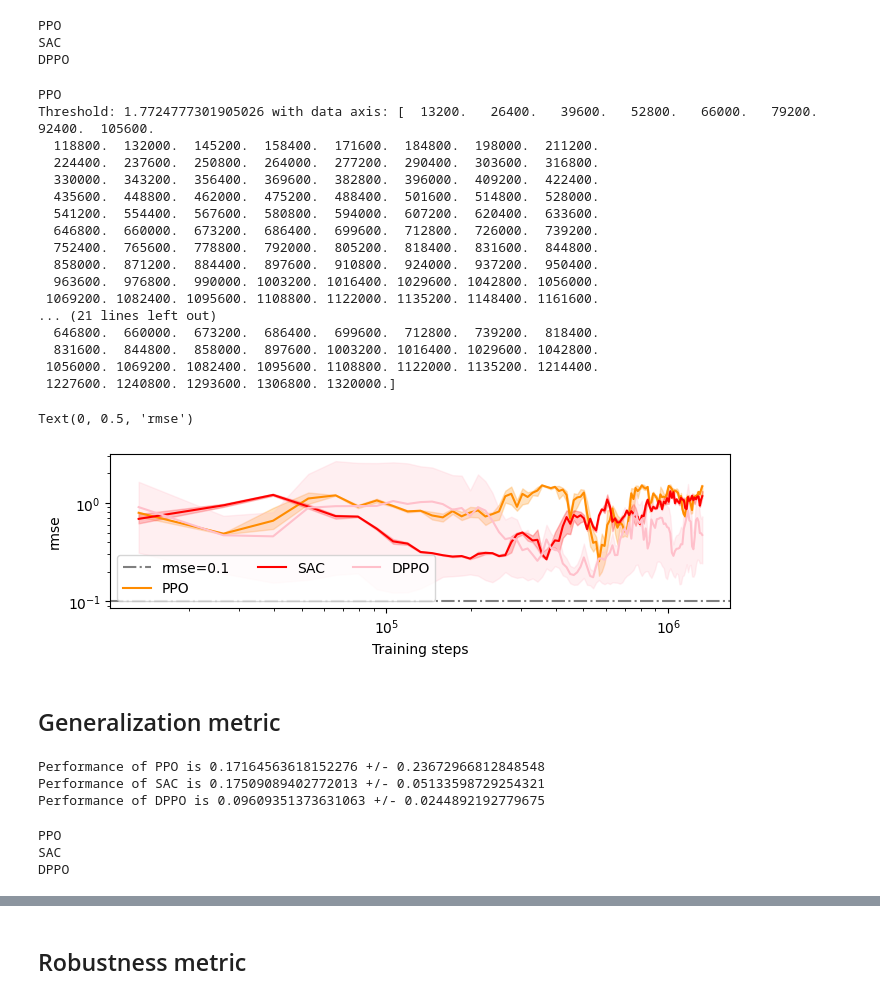
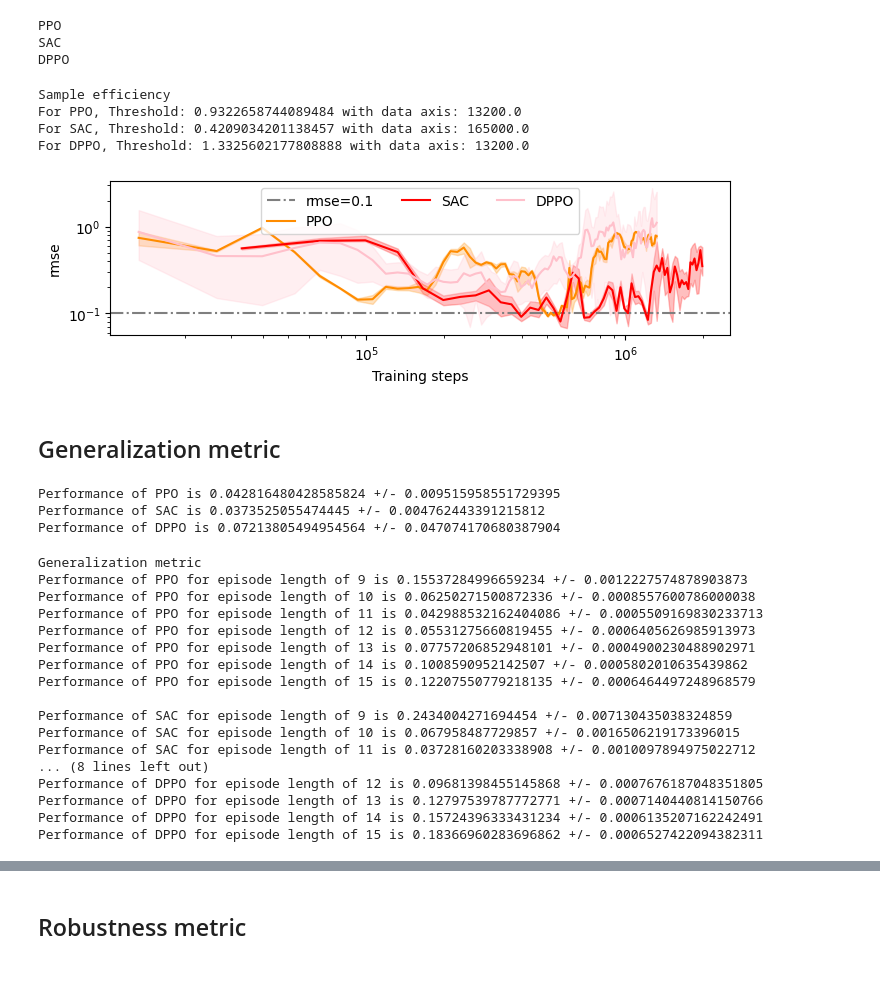
Before and after one commit to middleyuan/safe-control-gym, a Jupyter notebook: examples/rl/data_analysis.ipynb, the cells around one changed output, grey strips where cells are left out. Cells and saved outputs as stored; diff of their text form; code cells hidden in the pictures.

```diff
--- a/examples/rl/data_analysis.ipynb
+++ b/examples/rl/data_analysis.ipynb
@@ -26,6 +26,12 @@ def load_from_log_file(path):
     x = np.array(x)
     y = np.array(y)
     return xk, x, yk, y
+
+#### For reporting
+log_messages = []
+def log(msg):
+    log_messages.append(msg)
+    print(msg)
 # %%
 plot_colors = {
     'GP-MPC': 'royalblue',
@@ -58,23 +64,25 @@ legends = {
 # data_dir = "/home/savvyfox/Misc/lsy_workstation_02/Projects/scg-exp/examples/rl/Results/prefinal_ilqr_ref"
 data_dir1 = "/home/savvyfox/Misc/Olaf/Projects/scg-exp/examples/rlmpc/Results/ppo_mpc_update"
 data_dir0 = "/home/savvyfox/Misc/lsy_workstation_02/Projects/scg-exp/examples/rl/Results/final_7"
-data_dir2 = "/home/savvyfox/Misc/lsy_workstation_06/Projects/scg-exp/examples/rl/Results/final2"
+data_dir2 = "/home/savvyfox/Misc/lsy_workstation_06/Projects/scg-exp/examples/rl/Results/final3"
 data_dir4 = "/home/savvyfox/Misc/lsy_workstation_02/Projects/scg-exp/examples/rlmpc/Results/final8"
+data_dir5 = "/home/savvyfox/Misc/lsy_workstation_02/Projects/scg-exp/examples/rl/Results/fina_test"
 exp_name = "robustness_pm"
 data_paths = {
     "PPO": data_dir2 + "/" + exp_name + "/quadrotor_2D_attitude_ppo_data",
-    "SAC": data_dir2 + "/" + exp_name + "/quadrotor_2D_attitude_sac_data",
+    "SAC": data_dir5 + "/" + exp_name + "/quadrotor_2D_attitude_sac_data",
     "DPPO": data_dir2 + "/" + exp_name + "/quadrotor_2D_attitude_dppo_data",
     # "PPO-MPC": data_dir4 + "/" + exp_name + "/quadrotor_2D_attitude_ppo_mpc_data",
 }
 
 #### Seeds
-n_seeds = 10
+n_seeds = 5
 seeds = [i for i in range(0, n_seeds)]
 # %% [markdown]
 ## Performance metric
 # %%
 perf_metric = defaultdict(lambda: {'rmse': [], 'rmse_std': [], 'success': []})
+log("Task Performance")
 for method in data_paths.keys():
     for seed in seeds:
         path = data_paths[method] + "/seed"+ str(seed) +"_*/perf_metric.npy"
@@ -82,5 +90,5 @@ for method in data_paths.keys():
         temp = np.load(file_path[0], allow_pickle=True).item()
         perf_metric[method]['rmse'].append(temp['rmse'])
         perf_metric[method]['rmse_std'].append(temp['rmse_std'])
-    print(f"Performance of {method} is {np.array(perf_metric[method]['rmse']).mean()} +/- {np.array(perf_metric[method]['rmse']).std()}")
+    log(f"Performance of {method} is {np.array(perf_metric[method]['rmse']).mean()} +/- {np.array(perf_metric[method]['rmse']).std()}")
 # %% [output]
@@ -113,6 +124,7 @@ DPPO
 # gp_mpc_data['rmse'][:, -1].mean()
 # %%
 eval_data = {}
+log("Sample efficiency")
 mean_fn = np.percentile
 perc = 80
 threshold, samples_till = 1.2, 2.0e6
@@ -127,56 +139,42 @@ plt.axhline(xmin=0.0, xmax=1.95, y=0.1, linestyle='-.', color=plot_colors["iLQR"
 #                 color=plot_colors["GP-MPC"], alpha=0.25)
 
 for t, method in enumerate(data_paths.keys()):
-    print(method)
     temp = np.zeros((n_seeds, 6, perf_data[method][seeds[0]]["data"].shape[0]))
     for seed in seeds:
         temp[seed, 0, :] = perf_data[method][seed]["data"]
         temp[seed, 1, :] = perf_data[method][seed]["ep_return"]
         temp[seed, 2, :] = perf_data[method][seed]["ep_return_std"]
         temp[seed, 3, :] = perf_data[method][seed]["rmse"]
         temp[seed, 4, :] = perf_data[method][seed]["rmse_std"]
         temp[seed, 5, :] = perf_data[method][seed]["ep_length"]
     eval_data.update({method: temp})
     rmse_mean = mean_fn(temp[:,3,:], perc, axis=0)
     rmse_ref = rmse_mean[-1]
     # if perf_metric:
     #     rmse_ref = np.array(perf_metric[method]['rmse']).mean()
     mask = rmse_mean < threshold * rmse_ref
-    print(f"Threshold: {threshold * rmse_ref} with data axis: {temp[0,0, mask]}")
+    log(f"For {method}, Threshold: {threshold * rmse_ref} with data axis: {temp[0,0, mask][0]}")
 
     plt.plot(temp[0,0,:]+1, rmse_mean, color=plot_colors[method], label=legends[method])
     plt.fill_between(temp[0,0,:]+1,
                      np.clip(mean_fn(temp[:,3,:]-temp[:,4,:], perc, axis=0), 0, 10),
                      np.clip(mean_fn(temp[:,3,:]+temp[:,4,:], perc, axis=0), 0, 10), color=plot_colors[method], alpha=0.25)
 
 plt.legend(ncol=3)
 # plt.xlim(1, 800000)
 plt.xscale("log")
 plt.yscale("log")
 plt.xlabel("Training steps")
 plt.ylabel("rmse")
 # plt.title("Task: Quadrotor 2D")
 # plt.savefig("performance_logx.pdf",bbox_inches="tight", pad_inches=0.1)
+log("\n")
 # %% [output]
-PPO
-Threshold: 1.7724777301905026 with data axis: [  13200.   26400.   39600.   52800.   66000.   79200.   92400.  105600.
-  118800.  132000.  145200.  158400.  171600.  184800.  198000.  211200.
-  224400.  237600.  250800.  264000.  277200.  290400.  303600.  316800.
-  330000.  343200.  356400.  369600.  382800.  396000.  409200.  422400.
-  435600.  448800.  462000.  475200.  488400.  501600.  514800.  528000.
-  541200.  554400.  567600.  580800.  594000.  607200.  620400.  633600.
-  646800.  660000.  673200.  686400.  699600.  712800.  726000.  739200.
-  752400.  765600.  778800.  792000.  805200.  818400.  831600.  844800.
-  858000.  871200.  884400.  897600.  910800.  924000.  937200.  950400.
-  963600.  976800.  990000. 1003200. 1016400. 1029600. 1042800. 1056000.
- 1069200. 1082400. 1095600. 1108800. 1122000. 1135200. 1148400. 1161600.
-... (21 lines left out)
-  646800.  660000.  673200.  686400.  699600.  712800.  739200.  818400.
-  831600.  844800.  858000.  897600. 1003200. 1016400. 1029600. 1042800.
- 1056000. 1069200. 1082400. 1095600. 1108800. 1122000. 1135200. 1214400.
- 1227600. 1240800. 1293600. 1306800. 1320000.]
+Sample efficiency
+For PPO, Threshold: 0.9322658744089484 with data axis: 13200.0
+For SAC, Threshold: 0.4209034201138457 with data axis: 165000.0
+For DPPO, Threshold: 1.3325602177808888 with data axis: 13200.0
-Text(0, 0.5, 'rmse')
-[figure, old version]
+[figure, new version]
 # %% [markdown]
 ## Generalization metric
 # %%
@@ -190,15 +188,15 @@ for method in data_paths.keys():
         transfer_metric[method]['rmse_std'].append(temp['rmse_std'])
     print(f"Performance of {method} is {np.array(perf_metric[method]['rmse']).mean()} +/- {np.array(perf_metric[method]['rmse']).std()}")
 # %% [output]
-Performance of PPO is 0.17164563618152276 +/- 0.23672966812848548
-Performance of SAC is 0.17509089402772013 +/- 0.05133598729254321
-Performance of DPPO is 0.09609351373631063 +/- 0.0244892192779675
+Performance of PPO is 0.042816480428585824 +/- 0.009515958551729395
+Performance of SAC is 0.0373525055474445 +/- 0.004762443391215812
+Performance of DPPO is 0.07213805494954564 +/- 0.047074170680387904
 # %%
 episode_len_list = [9, 10, 11, 12, 13, 14, 15]
 episode_len_list2 = [4.5, 5, 5.5, 6, 6.5, 7, 7.5]
+log("Generalization metric")
 transfer_metric = defaultdict(lambda: {'rmse': [], 'rmse_std': [], 'success': []})
 for method in data_paths.keys():
-    print(method)
     transfer_metric.update({method: {'rmse': [], 'rmse_std': []}})
     for T in episode_len_list:
         rmse, rmse_std = [], []
@@ -210,12 +208,29 @@ for method in data_paths.keys():
             rmse_std.append(temp['rmse_std'])
         transfer_metric[method]['rmse'].append(np.array(rmse).mean())
         transfer_metric[method]['rmse_std'].append(np.array(rmse_std).mean())
+        log(f"Performance of {method} for episode length of {T} is {np.array(rmse).mean()} +/- {np.array(rmse_std).mean()}")
     transfer_metric[method]['rmse'] = np.array(transfer_metric[method]['rmse'])
     transfer_metric[method]['rmse_std'] = np.array(transfer_metric[method]['rmse_std'])
+    log("")
+log("\n")
 # %% [output]
-PPO
-SAC
-DPPO
+Generalization metric
+Performance of PPO for episode length of 9 is 0.15537284996659234 +/- 0.0012227574878903873
+Performance of PPO for episode length of 10 is 0.06250271500872336 +/- 0.0008557600786000038
+Performance of PPO for episode length of 11 is 0.042988532162404086 +/- 0.0005509169830233713
+Performance of PPO for episode length of 12 is 0.05531275660819455 +/- 0.0006405626985913973
+Performance of PPO for episode length of 13 is 0.07757206852948101 +/- 0.0004900230488902971
+Performance of PPO for episode length of 14 is 0.1008590952142507 +/- 0.0005802010635439862
+Performance of PPO for episode length of 15 is 0.12207550779218135 +/- 0.0006464497248968579
+
+Performance of SAC for episode length of 9 is 0.2434004271694454 +/- 0.007130435038324859
+Performance of SAC for episode length of 10 is 0.067958487729857 +/- 0.0016506219173396015
+Performance of SAC for episode length of 11 is 0.03728160203338908 +/- 0.0010097894975022712
+... (8 lines left out)
+Performance of DPPO for episode length of 12 is 0.09681398455145868 +/- 0.0007676187048351805
+Performance of DPPO for episode length of 13 is 0.12797539787772771 +/- 0.0007140440814150766
+Performance of DPPO for episode length of 14 is 0.15724396333431234 +/- 0.0006135207162242491
+Performance of DPPO for episode length of 15 is 0.18366960283696862 +/- 0.0006527422094382311
 # %%
 # gp_name = exp_name + '/gpmpc_acados_TP_tr_gen_results.npy'
 # gp_mpc_data = np.load("./Data/" + gp_name, allow_pickle=True).item()
```
Also changed, not shown: parts of 20 cells of this notebook.
